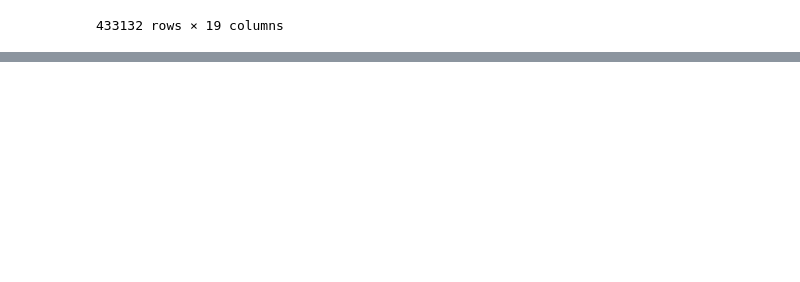
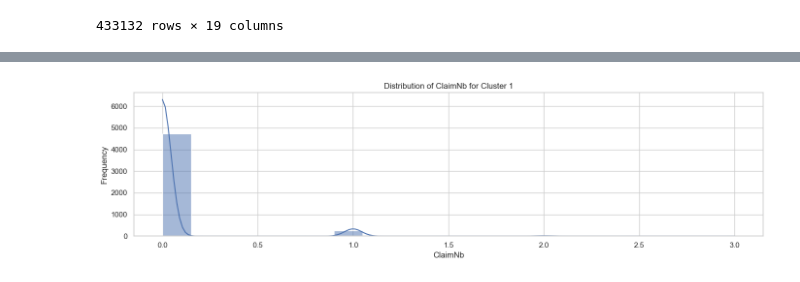
Before and after one commit to Simon-Simonsen/ML-project, a Jupyter notebook: Data Analysis/ClusterClassifying.ipynb, the cells around one changed output, grey strips where cells are left out. Drawn from its saved outputs; the diff is of its cells as text; code cells hidden in the pictures; blank space fills up the shorter version.

```diff
--- a/Data Analysis/ClusterClassifying.ipynb
+++ b/Data Analysis/ClusterClassifying.ipynb
@@ -184,0 +314,29 @@ plt.show()
+# %%
+import matplotlib.pyplot as plt
+import seaborn as sns
+
+# Ensure seaborn style
+sns.set(style="whitegrid")
+
+labels = sorted(df_clusters["label"].unique())
+num_clusters = len(labels)
+
+plt.figure(figsize=(14, 4 * num_clusters))
+
+for i, cluster in enumerate(labels, 1):
+    plt.subplot(num_clusters, 1, i)
+
+    sns.histplot(
+        df_clusters[df_clusters["label"] == cluster]["ClaimNb"],
+        kde=True,
+        bins=20
+    )
+
+    plt.title(f"Distribution of ClaimNb for Cluster {cluster}")
+    plt.xlabel("ClaimNb")
+    plt.ylabel("Frequency")
+
+plt.tight_layout()
+plt.show()
+# %% [output]
+[figure, added]
```
Also changed, not shown: parts of 22 cells of this notebook, 5 other files.
